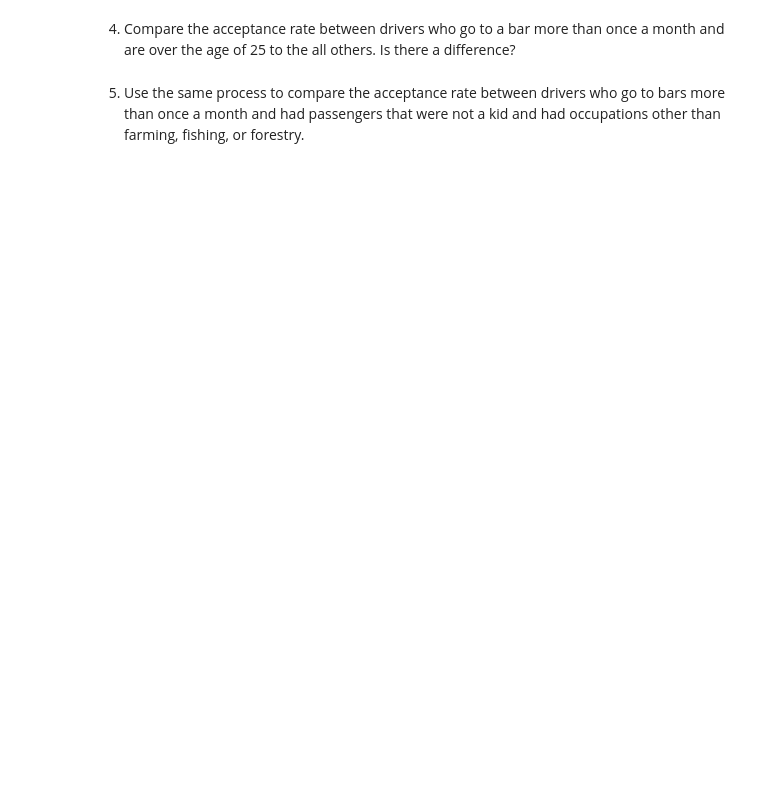
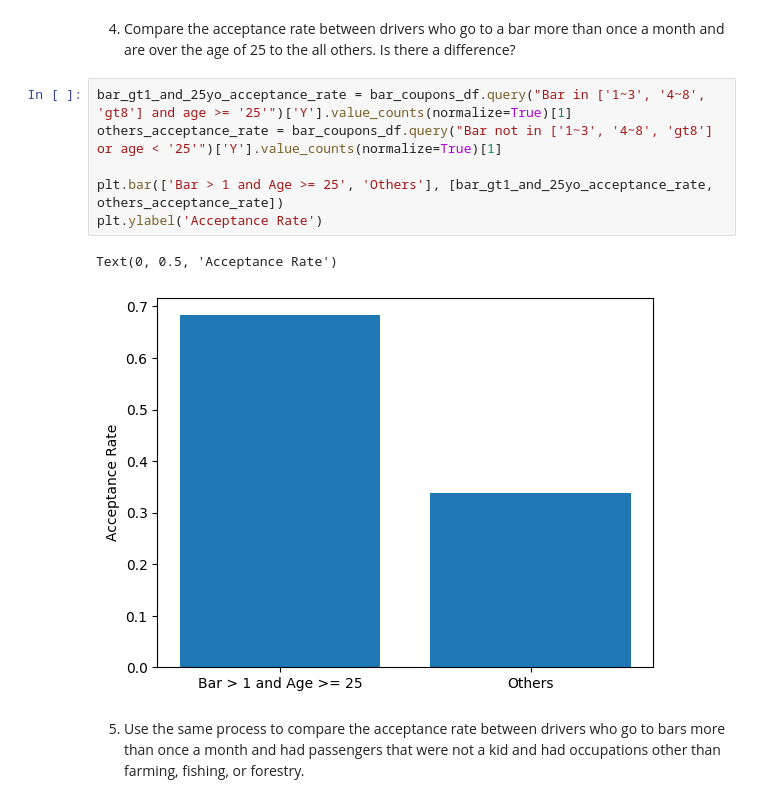
Before and after one commit to abarbancho/pc_ml_ai, a Jupyter notebook: assignment5_1_starter/prompt.ipynb, the cells around one changed output. Saved outputs shown, nothing was run; the diff lists cells and outputs as text; blank space fills up the shorter version.

```diff
--- a/assignment5_1_starter/prompt.ipynb
+++ b/assignment5_1_starter/prompt.ipynb
@@ -205,4 +214,13 @@ print(accepted_coupon_bar_prop)
 # %% [markdown]
 4. Compare the acceptance rate between drivers who go to a bar more than once a month and are over the age of 25 to the all others.  Is there a difference?
+# %%
+bar_gt1_and_25yo_acceptance_rate = bar_coupons_df.query("Bar in ['1~3', '4~8', 'gt8'] and age >= '25'")['Y'].value_counts(normalize=True)[1]
+others_acceptance_rate = bar_coupons_df.query("Bar not in ['1~3', '4~8', 'gt8'] or age < '25'")['Y'].value_counts(normalize=True)[1]
+
+plt.bar(['Bar > 1 and Age >= 25', 'Others'], [bar_gt1_and_25yo_acceptance_rate, others_acceptance_rate])
+plt.ylabel('Acceptance Rate')
+# %% [output]
+Text(0, 0.5, 'Acceptance Rate')
+[figure, added]
 # %% [markdown]
 5. Use the same process to compare the acceptance rate between drivers who go to bars more than once a month and had passengers that were not a kid and had occupations other than farming, fishing, or forestry.
```
Also changed, not shown: parts of 5 cells of this notebook.
